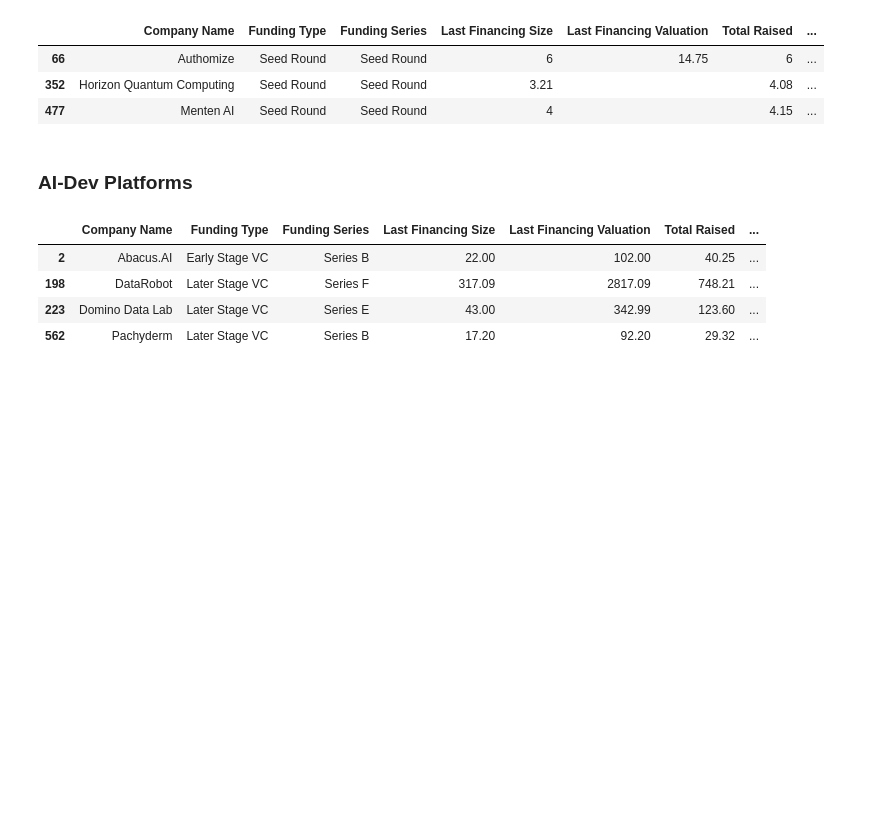
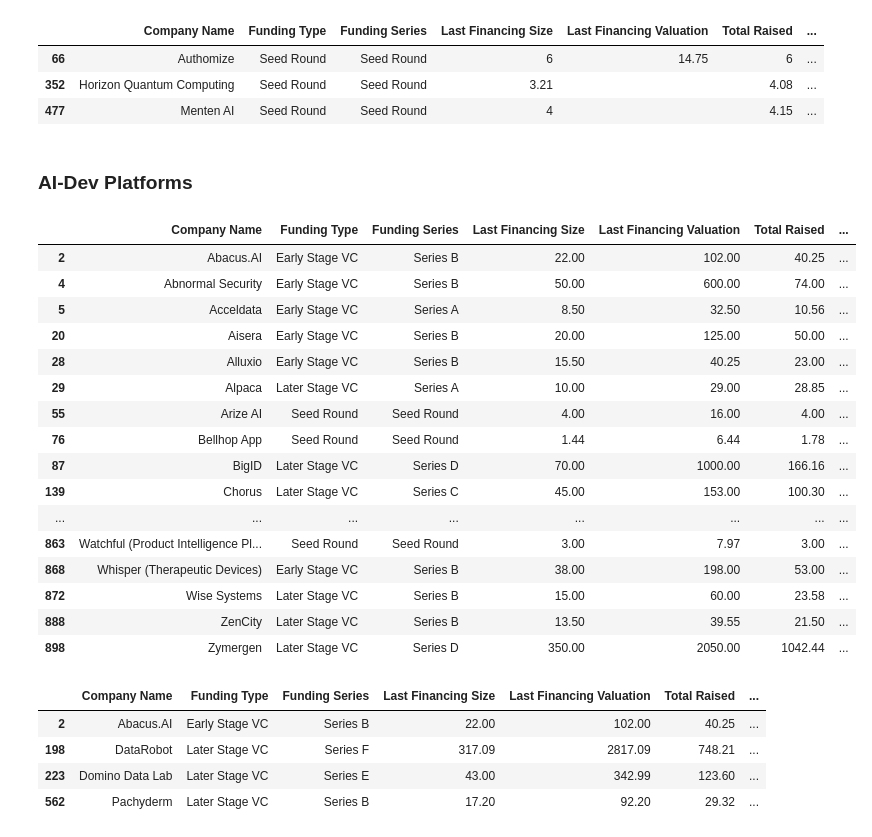
Before and after one commit to deanmeyer10/VC_Investments_2020_Trends, a Jupyter notebook: 2020_VC_Trends.ipynb, the cells around one changed output. Cells and saved outputs as stored; diff of their text form; code cells hidden in the pictures; blank space fills up the shorter version.

```diff
--- a/2020_VC_Trends.ipynb
+++ b/2020_VC_Trends.ipynb
@@ -248,4 +242,28 @@ drug_disc_comps
 | 477 | Menten AI | Seed Round | Seed Round | 4 |  | 4.15 | ... |
 # %% [markdown]
 ### AI-Dev Platforms
+# %%
+#reality
+ai_comps = data_na[data_na['Verticals'].str.contains("Artificial Intelligence & Machine Learning")]
+ai_comps = ai_comps[ai_comps['Keywords'].str.contains("platform|Platform")]
+
+ai_comps
+# %% [output]
+|  | Company Name | Funding Type | Funding Series | Last Financing Size | Last Financing Valuation | Total Raised | ... |
+| 2 | Abacus.AI | Early Stage VC | Series B | 22.00 | 102.00 | 40.25 | ... |
+| 4 | Abnormal Security | Early Stage VC | Series B | 50.00 | 600.00 | 74.00 | ... |
+| 5 | Acceldata | Early Stage VC | Series A | 8.50 | 32.50 | 10.56 | ... |
+| 20 | Aisera | Early Stage VC | Series B | 20.00 | 125.00 | 50.00 | ... |
+| 28 | Alluxio | Early Stage VC | Series B | 15.50 | 40.25 | 23.00 | ... |
+| 29 | Alpaca | Later Stage VC | Series A | 10.00 | 29.00 | 28.85 | ... |
+| 55 | Arize AI | Seed Round | Seed Round | 4.00 | 16.00 | 4.00 | ... |
+| 76 | Bellhop App | Seed Round | Seed Round | 1.44 | 6.44 | 1.78 | ... |
+| 87 | BigID | Later Stage VC | Series D | 70.00 | 1000.00 | 166.16 | ... |
+| 139 | Chorus | Later Stage VC | Series C | 45.00 | 153.00 | 100.30 | ... |
+| ... | ... | ... | ... | ... | ... | ... | ... |
+| 863 | Watchful (Product Intelligence Pl... | Seed Round | Seed Round | 3.00 | 7.97 | 3.00 | ... |
+| 868 | Whisper (Therapeutic Devices) | Early Stage VC | Series B | 38.00 | 198.00 | 53.00 | ... |
+| 872 | Wise Systems | Later Stage VC | Series B | 15.00 | 60.00 | 23.58 | ... |
+| 888 | ZenCity | Later Stage VC | Series B | 13.50 | 39.55 | 21.50 | ... |
+| 898 | Zymergen | Later Stage VC | Series D | 350.00 | 2050.00 | 1042.44 | ... |
 # %%
```
Also changed, not shown: parts of 8 cells of this notebook, 3 other files.
